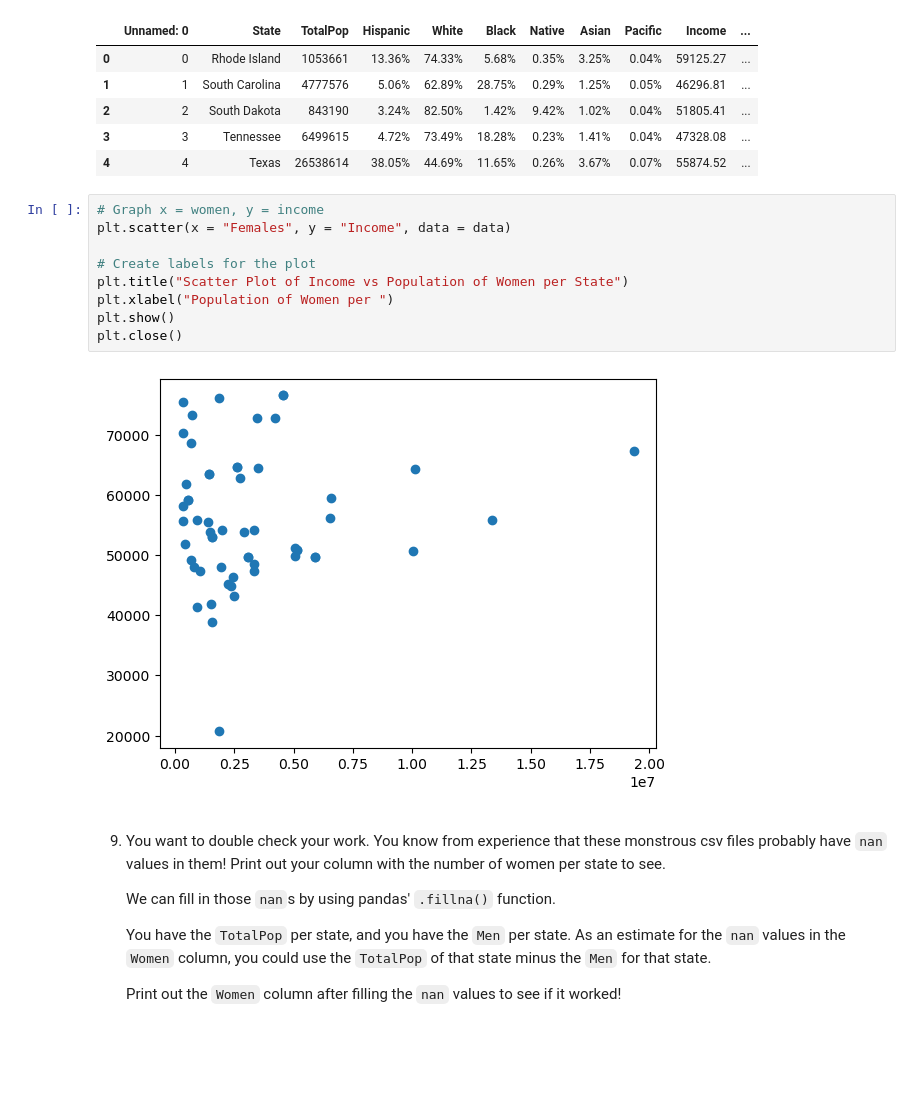
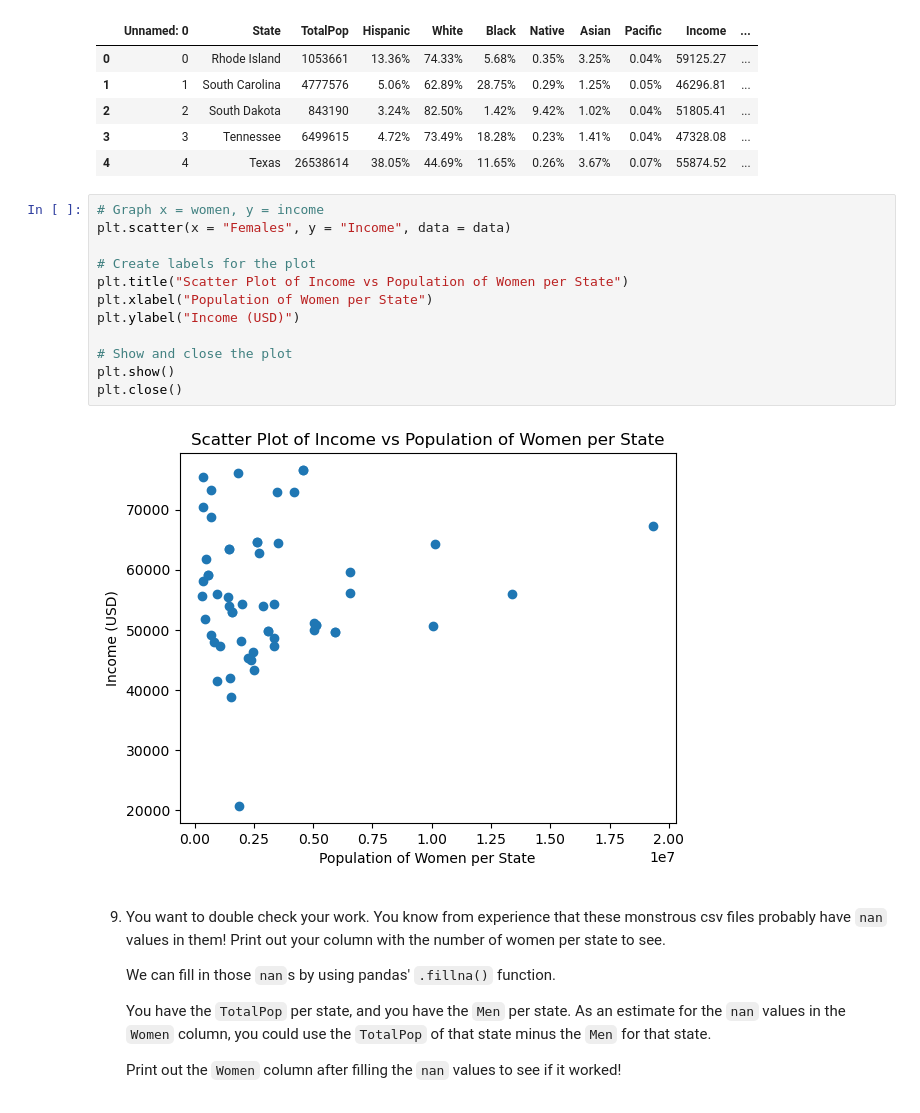
Before and after one commit to TheJJSerg-Organization/cleaning-us-census-data, a Jupyter notebook: Cleaning US Census Data/Cleaning US Census Data.ipynb, the cells around one changed output. Cells and saved outputs as stored; diff of their text form; blank space fills up the shorter version.

```diff
--- a/Cleaning US Census Data/Cleaning US Census Data.ipynb
+++ b/Cleaning US Census Data/Cleaning US Census Data.ipynb
@@ -172,14 +172,17 @@ data.head()
 # %%
 # Graph x = women, y = income
 plt.scatter(x = "Females", y = "Income", data = data)
 
 # Create labels for the plot
 plt.title("Scatter Plot of Income vs Population of Women per State")
-plt.xlabel("Population of Women per ")
+plt.xlabel("Population of Women per State")
+plt.ylabel("Income (USD)")
+
+# Show and close the plot
 plt.show()
 plt.close()
 # %% [output]
-[figure, old version]
+[figure, new version]
 # %% [markdown]
 9. You want to double check your work. You know from experience that these monstrous csv files probably have `nan` values in them! Print out your column with the number of women per state to see.
 
```
Also changed, not shown: parts of 1 cell of this notebook.
